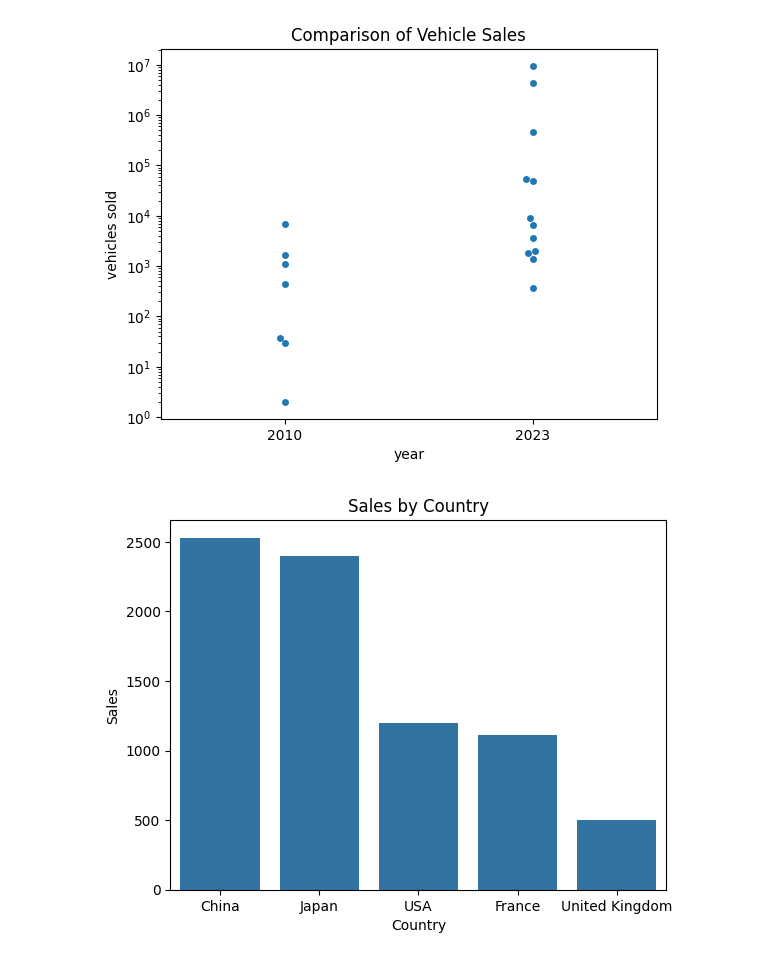
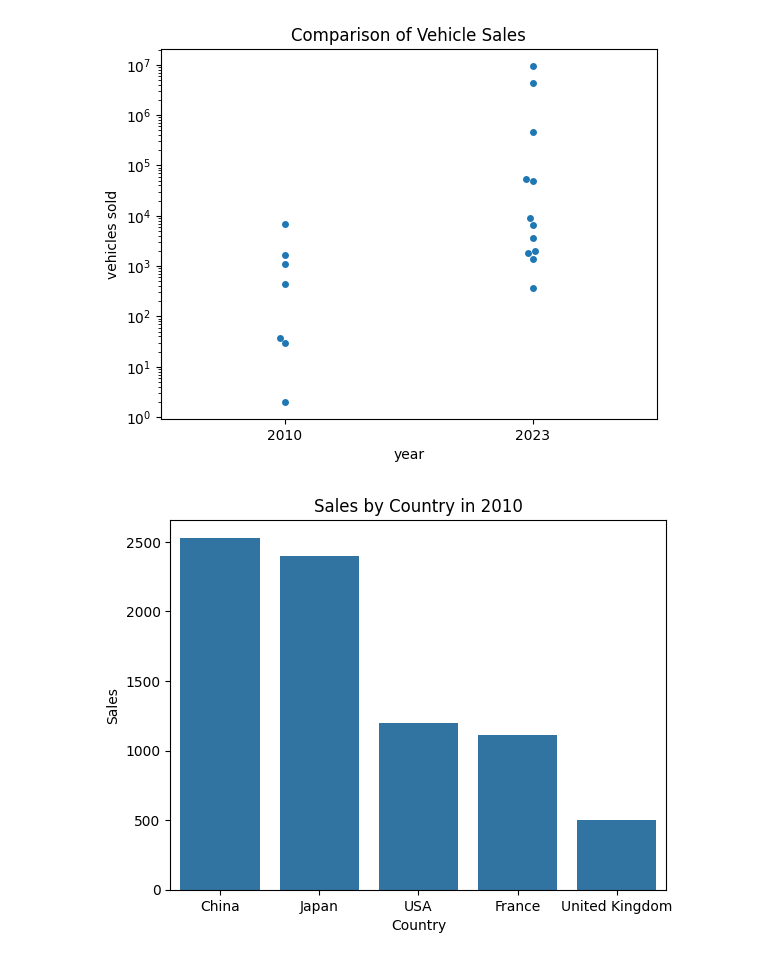
Before and after one commit to build-summer-2024/async-teal-kenny-final-project, a Jupyter notebook: final_project.ipynb, the cells around one changed output. Drawn from its saved outputs; the diff is of its cells as text; code cells hidden in the pictures.

```diff
--- a/final_project.ipynb
+++ b/final_project.ipynb
@@ -38,21 +38,21 @@ plt.show()
 # %%
 # 2. Who were the top 5 countries that sold EVs in 2010?
 countries = df.region.unique()
 sort_by_historical_sales = df[df.category == "Historical"][df.parameter == "EV sales"]
 sort_by_historical_sales
 historical_sales_2010 = sort_by_historical_sales[sort_by_historical_sales.year == 2010]
 country_sales = {}
 for country in countries:
     country_sales[country] = 0
 for index, row in historical_sales_2010.iterrows():
     if (row.region != "World" and row.region != "Europe" and row.region != "EU27"):
         country_sales[row.region] = country_sales[row.region] + row.value
 result = sorted(country_sales.items(), key=lambda item: item[1], reverse=True)
 sum_country_sales = pd.DataFrame(result,columns=["Country","Sales"])
 top_5_countries = sum_country_sales.nlargest(5,"Sales")
 seaborn.barplot(x=top_5_countries.Country,y=top_5_countries.Sales)
-plt.title("Sales by Country")
+plt.title("Sales by Country in 2010")
 plt.savefig("Visualizations/Question 2 Visualization.png")
 plt.show()
 # %% [output]
-[figure, old version]
+[figure, new version]
```
Also changed, not shown: parts of 5 cells of this notebook, 4 other files.
